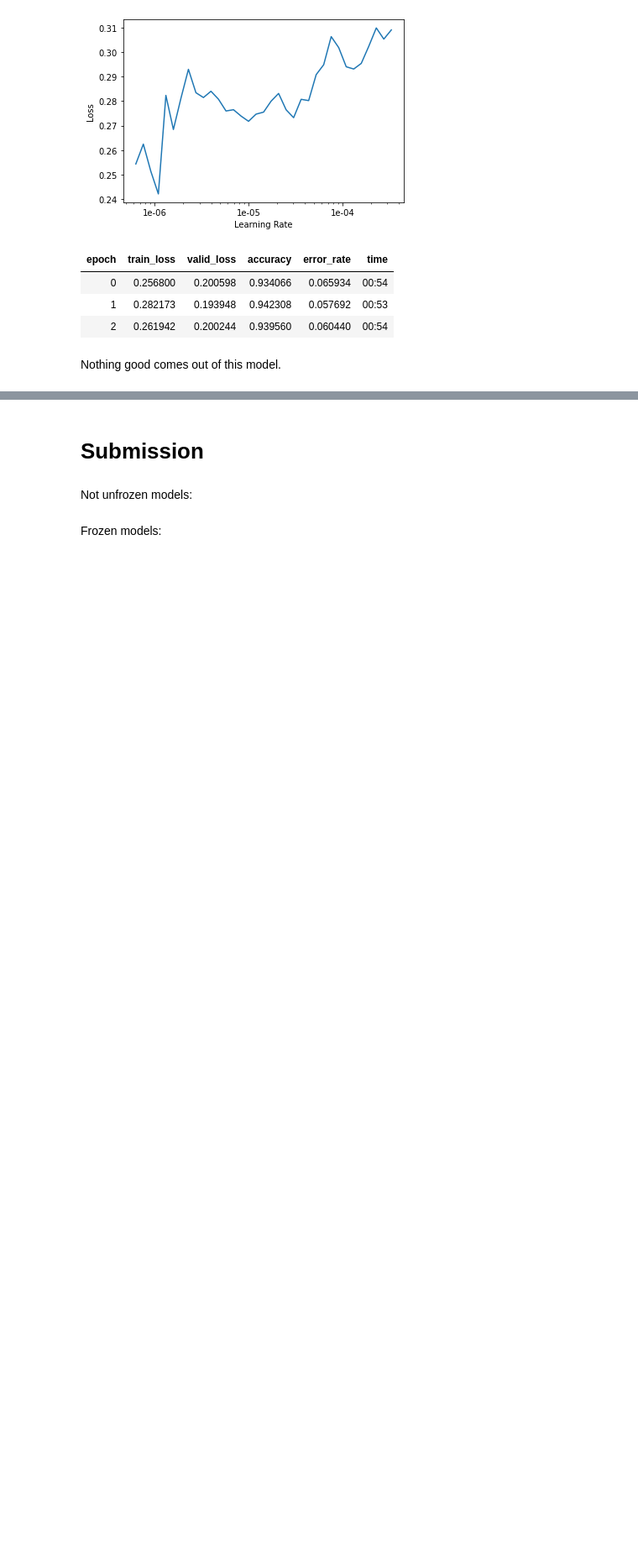
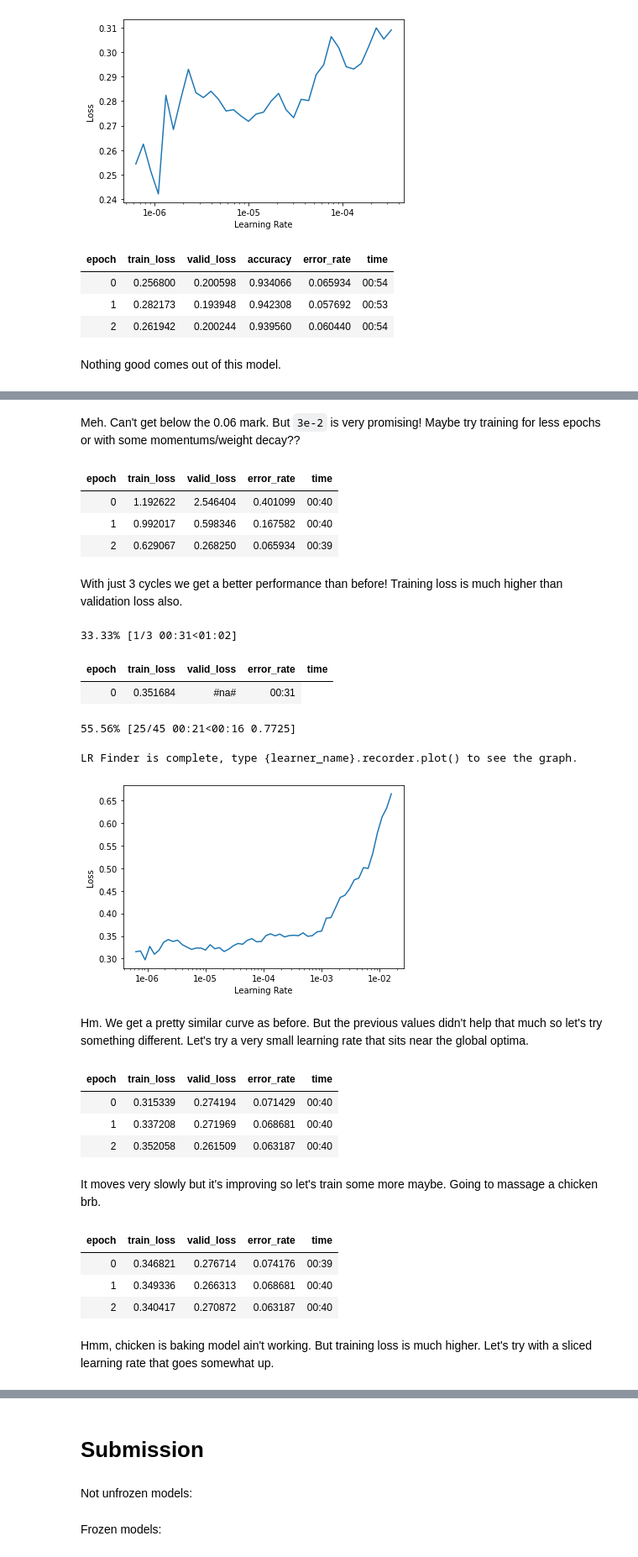
Before and after one commit to vitsalis/kaggle, a Jupyter notebook: FGVC7/solution.ipynb, the cells around one changed output, grey strips where cells are left out. Shown: that part at 84% size. Cells and saved outputs as stored; diff of their text form; code cells hidden in the pictures; blank space fills up the shorter version.

```diff
--- a/FGVC7/solution.ipynb
+++ b/FGVC7/solution.ipynb
@@ -422,0 +559,2 @@ Nothing good comes out of this model.
+# %%
+learner.fit_one_cycle(4, slice(8e-7, 2e-5))
@@ -422,0 +567,11 @@ Nothing good comes out of this model.
+# %% [markdown]
+Meh. Can't get below the 0.06 mark. But `3e-2` is very promising! Maybe try training for less epochs or with some momentums/weight decay??
+# %%
+learner.fit_one_cycle(3, 3e-2, moms=(0.8, 0.7))
+# %% [output]
+| epoch | train_loss | valid_loss | error_rate | time |
+| 0 | 1.192622 | 2.546404 | 0.401099 | 00:40 |
+| 1 | 0.992017 | 0.598346 | 0.167582 | 00:40 |
+| 2 | 0.629067 | 0.268250 | 0.065934 | 00:39 |
+# %% [markdown]
+With just 3 cycles we get a better performance than before! Training loss is much higher than validation loss also.
@@ -422,0 +580,2 @@ Nothing good comes out of this model.
+# %%
+learner.load('frozen');
@@ -422,0 +584,30 @@ Nothing good comes out of this model.
+# %%
+learner.lr_find()
+learner.recorder.plot()
+# %% [output]
+33.33% [1/3 00:31<01:02]
+| epoch | train_loss | valid_loss | error_rate | time |
+| 0 | 0.351684 | #na# | 00:31 |
+55.56% [25/45 00:21<00:16 0.7725]
+LR Finder is complete, type {learner_name}.recorder.plot() to see the graph.
+[figure, added]
+# %% [markdown]
+Hm. We get a pretty similar curve as before. But the previous values didn't help that much so let's try something different. Let's try a very small learning rate that sits near the global optima.
+# %%
+learner.fit_one_cycle(3, 7e-7, moms=(0.8, 0.7))
+# %% [output]
+| epoch | train_loss | valid_loss | error_rate | time |
+| 0 | 0.315339 | 0.274194 | 0.071429 | 00:40 |
+| 1 | 0.337208 | 0.271969 | 0.068681 | 00:40 |
+| 2 | 0.352058 | 0.261509 | 0.063187 | 00:40 |
+# %% [markdown]
+It moves very slowly but it's improving so let's train some more maybe. Going to massage a chicken brb.
+# %%
+learner.fit_one_cycle(3, 7e-7, moms=(0.8, 0.7))
+# %% [output]
+| epoch | train_loss | valid_loss | error_rate | time |
+| 0 | 0.346821 | 0.276714 | 0.074176 | 00:39 |
+| 1 | 0.349336 | 0.266313 | 0.068681 | 00:40 |
+| 2 | 0.340417 | 0.270872 | 0.063187 | 00:40 |
+# %% [markdown]
+Hmm, chicken is baking model ain't working. But training loss is much higher. Let's try with a sliced learning rate that goes somewhat up.
```
Also changed, not shown: parts of 179 cells of this notebook.
